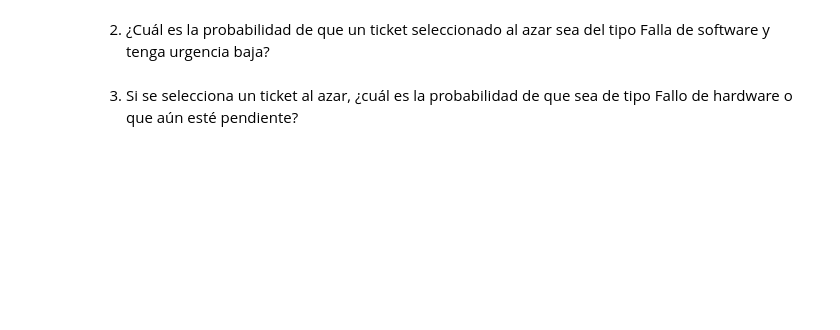
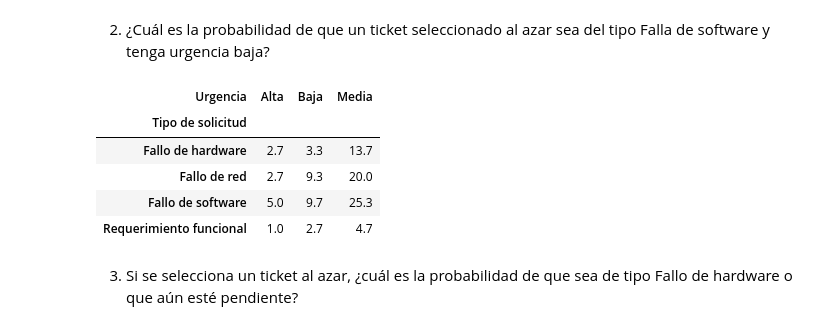
Before and after one commit to pandequeso2/Matematic-Descriptiva, a Jupyter notebook: Laboratorio_7_Probabilidades.ipynb, the cells around one changed output. Saved outputs shown, nothing was run; the diff lists cells and outputs as text; code cells hidden in the pictures; blank space fills up the shorter version.

```diff
--- a/Laboratorio_7_Probabilidades.ipynb
+++ b/Laboratorio_7_Probabilidades.ipynb
@@ -167,4 +194,15 @@ Importa la **<a href="https://docs.google.com/spreadsheets/d/1x0Zxj-juwv0BXkLIDt
 # %% [markdown]
 2. ¿Cuál es la probabilidad de que un ticket seleccionado al azar sea del tipo Falla de software y tenga urgencia baja?
+# %%
+#y: Interseccion
+tabla_3_2=pd.crosstab(df3['Tipo de solicitud'], df3['Urgencia'], normalize="all")*100
+round(tabla_3_2,1)
+# %% [output]
+| Urgencia | Alta | Baja | Media |
+| Tipo de solicitud |  |  |  |
+| Fallo de hardware | 2.7 | 3.3 | 13.7 |
+| Fallo de red | 2.7 | 9.3 | 20.0 |
+| Fallo de software | 5.0 | 9.7 | 25.3 |
+| Requerimiento funcional | 1.0 | 2.7 | 4.7 |
 # %% [markdown]
 3. Si se selecciona un ticket al azar, ¿cuál es la probabilidad de que sea de tipo Fallo de hardware o que aún esté pendiente?
```
Also changed, not shown: parts of 11 cells of this notebook.
